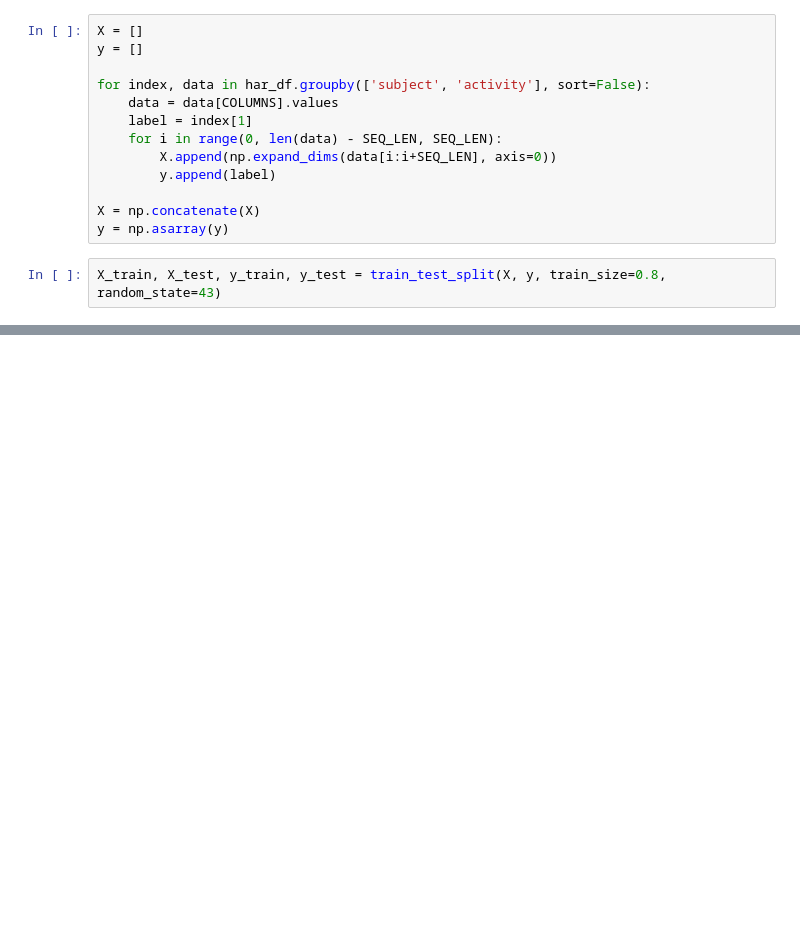
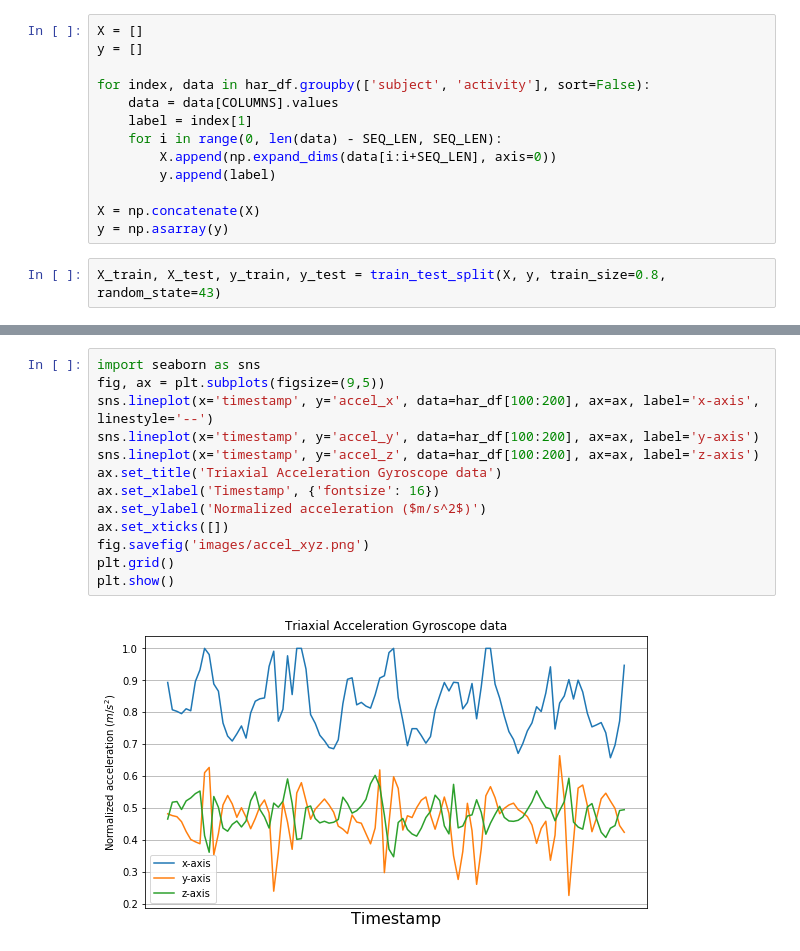
Before and after one commit to rayed-therap/human-activity-recognition-smartwartch, a Jupyter notebook: har.ipynb, the cells around one changed output, grey strips where cells are left out. Drawn from its saved outputs; the diff is of its cells as text; blank space fills up the shorter version.

Commit message:
Update README.md
Add new data distribution graph

```diff
--- a/har.ipynb
+++ b/har.ipynb
@@ -291,0 +300,15 @@ model.evaluate(X_test, y_test)
+# %%
+import seaborn as sns
+fig, ax = plt.subplots(figsize=(9,5))
+sns.lineplot(x='timestamp', y='accel_x', data=har_df[100:200], ax=ax, label='x-axis', linestyle='--')
+sns.lineplot(x='timestamp', y='accel_y', data=har_df[100:200], ax=ax, label='y-axis')
+sns.lineplot(x='timestamp', y='accel_z', data=har_df[100:200], ax=ax, label='z-axis')
+ax.set_title('Triaxial Acceleration Gyroscope data')
+ax.set_xlabel('Timestamp', {'fontsize': 16})
+ax.set_ylabel('Normalized acceleration ($m/s^2$)')
+ax.set_xticks([])
+fig.savefig('images/accel_xyz.png')
+plt.grid()
+plt.show()
+# %% [output]
+[figure, added]
```
Also changed, not shown: parts of 5 cells of this notebook, 2 other files.
